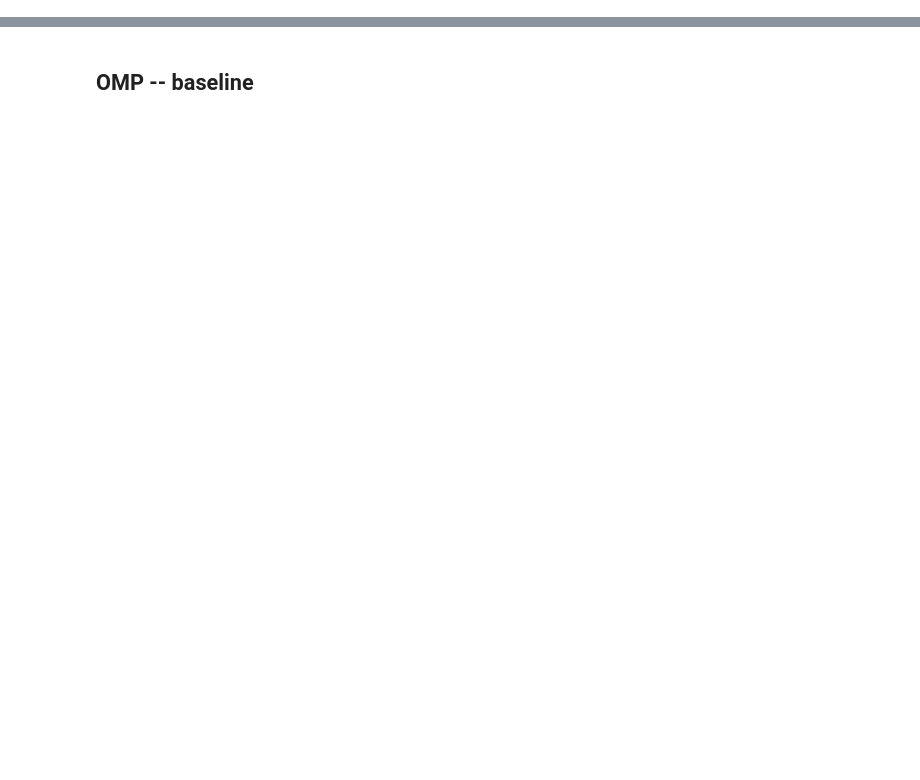
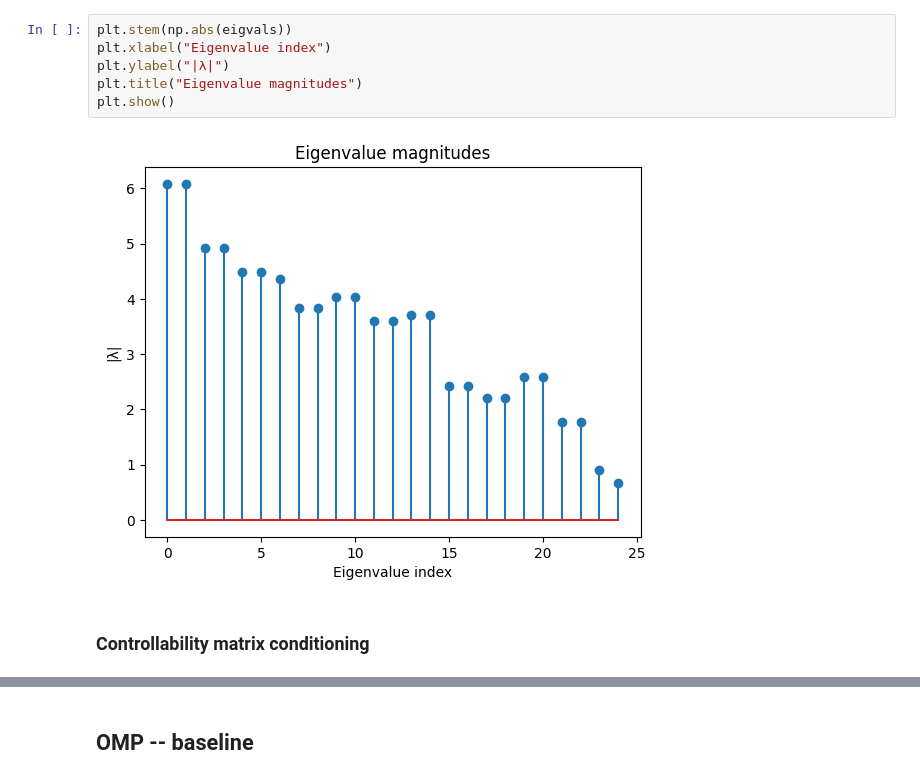
Before and after one commit to PabloABakker/Network-Opinion-Control, a Jupyter notebook: main.ipynb, the cells around one changed output, grey strips where cells are left out. Saved outputs shown, nothing was run; the diff lists cells and outputs as text; blank space fills up the shorter version.

```diff
--- a/main.ipynb
+++ b/main.ipynb
@@ -295,0 +65,10 @@ tol=1e-14: rank=25
+# %%
+plt.stem(np.abs(eigvals))
+plt.xlabel("Eigenvalue index")
+plt.ylabel("|λ|")
+plt.title("Eigenvalue magnitudes")
+plt.show()
+# %% [output]
+[figure, added]
+# %% [markdown]
+### Controllability matrix conditioning
```
Also changed, not shown: parts of 82 cells of this notebook.
